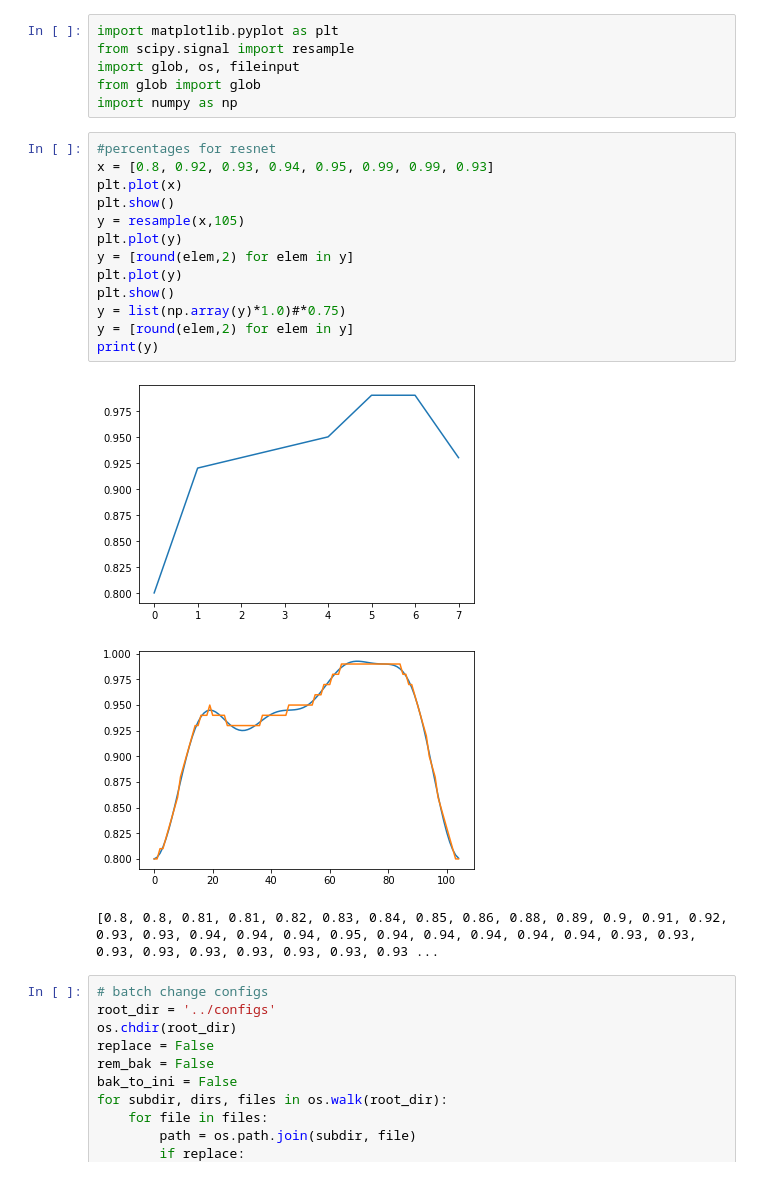
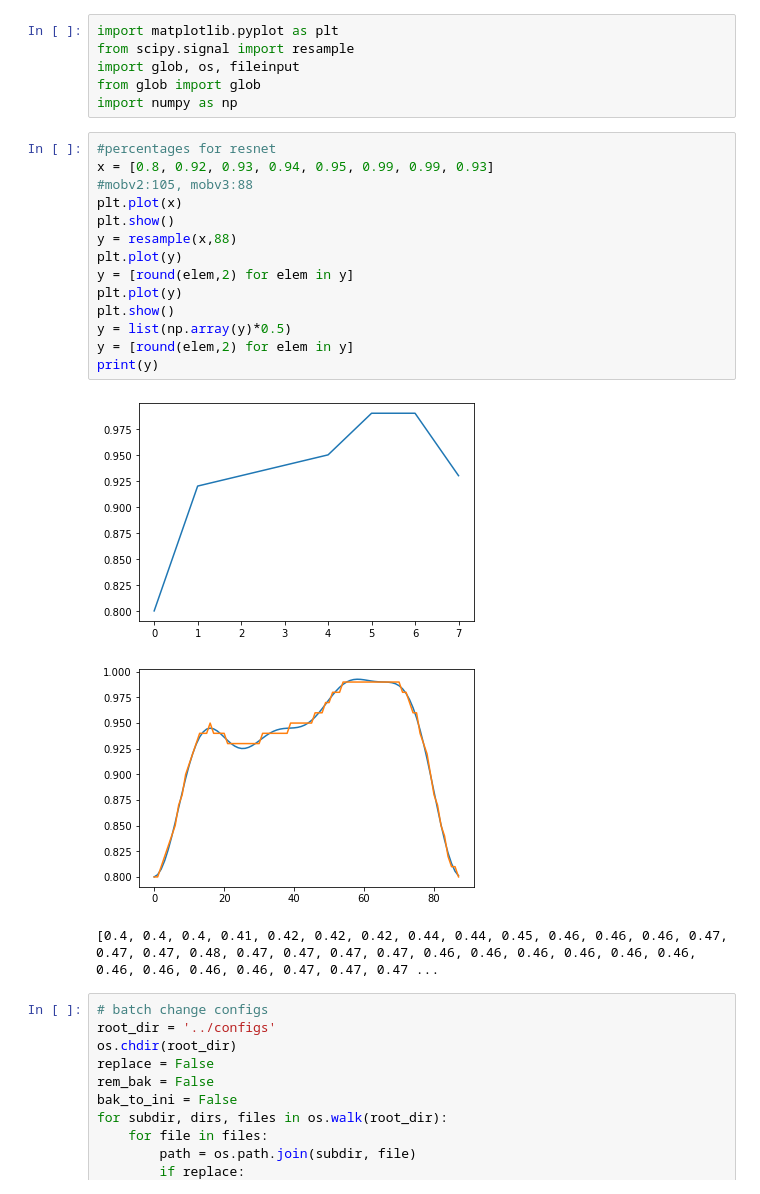
Before and after one commit to lorenz0890/multi-directional-pruning, a Jupyter notebook: notebooks/utils.ipynb, the cells around one changed output. Drawn from its saved outputs; the diff is of its cells as text.

```diff
--- a/notebooks/utils.ipynb
+++ b/notebooks/utils.ipynb
@@ -7,20 +7,21 @@ import numpy as np
 # %%
 #percentages for resnet
 x = [0.8, 0.92, 0.93, 0.94, 0.95, 0.99, 0.99, 0.93]
+#mobv2:105, mobv3:88
 plt.plot(x)
 plt.show()
-y = resample(x,105)
+y = resample(x,88)
 plt.plot(y)
 y = [round(elem,2) for elem in y]
 plt.plot(y)
 plt.show()
-y = list(np.array(y)*1.0)#*0.75)
+y = list(np.array(y)*0.5)
 y = [round(elem,2) for elem in y]
 print(y)
 # %% [output]
 [figure]
-[figure, old version]
+[figure, new version]
-[0.8, 0.8, 0.81, 0.81, 0.82, 0.83, 0.84, 0.85, 0.86, 0.88, 0.89, 0.9, 0.91, 0.92, 0.93, 0.93, 0.94, 0.94, 0.94, 0.95, 0.94, 0.94, 0.94, 0.94, 0.94, 0.93, 0.93, 0.93, 0.93, 0.93, 0.93, 0.93, 0.93, 0.93 ...
+[0.4, 0.4, 0.4, 0.41, 0.42, 0.42, 0.42, 0.44, 0.44, 0.45, 0.46, 0.46, 0.46, 0.47, 0.47, 0.47, 0.48, 0.47, 0.47, 0.47, 0.47, 0.46, 0.46, 0.46, 0.46, 0.46, 0.46, 0.46, 0.46, 0.46, 0.46, 0.47, 0.47, 0.47 ...
 # %%
 # batch change configs
 root_dir = '../configs'
```
Also changed, not shown: 11 other files.
